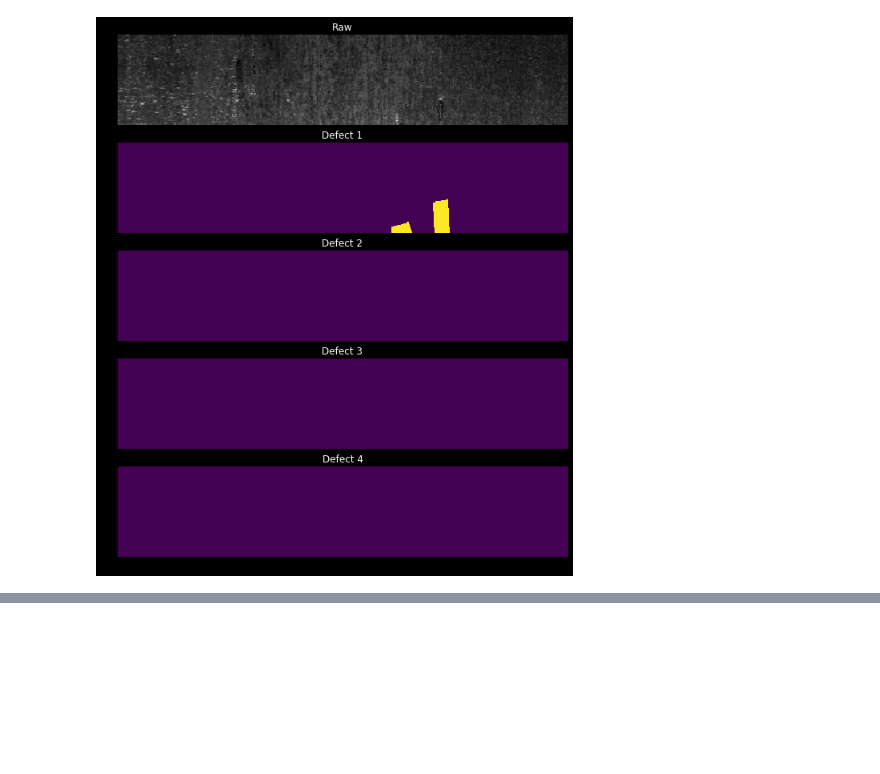
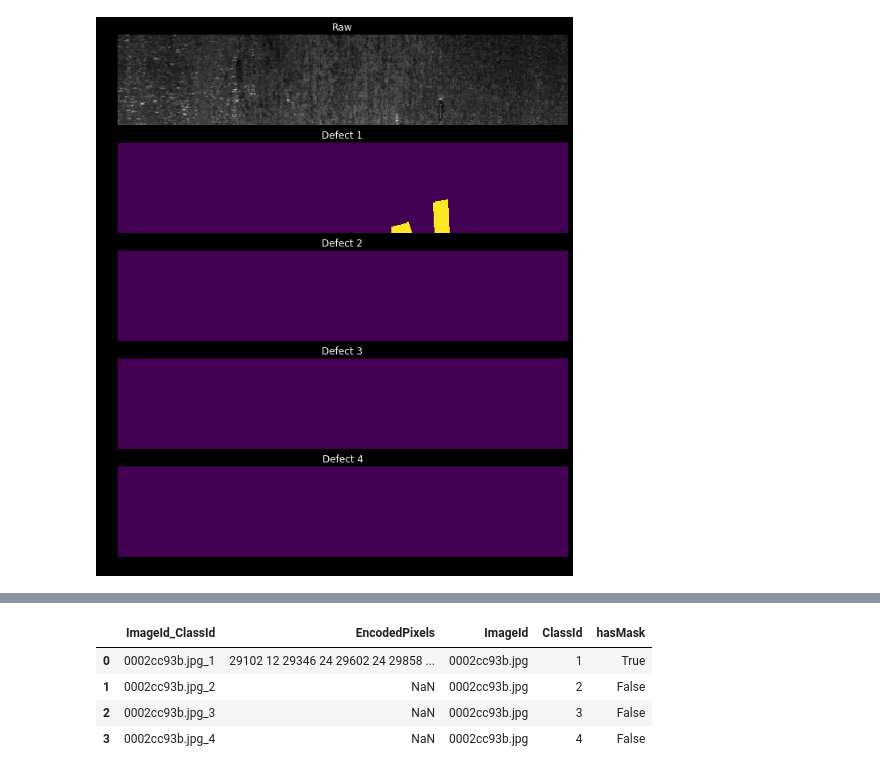
Before and after one commit to tfortimmy/frankthetank, a Jupyter notebook: Jesse_Image_Segmenter.ipynb, the cells around one changed output, grey strips where cells are left out. Saved outputs shown, nothing was run; the diff lists cells and outputs as text; code cells hidden in the pictures; blank space fills up the shorter version.

```diff
--- a/Jesse_Image_Segmenter.ipynb
+++ b/Jesse_Image_Segmenter.ipynb
@@ -149,3 +156,11 @@ def split_image(imageId, segment_width=224, segment_height=224, width_step=32, h
+# %%
+train_df[train_df.ImageId==train_df.ImageId.values[0]]
+# %% [output]
+|  | ImageId_ClassId | EncodedPixels | ImageId | ClassId | hasMask |
+| 0 | 0002cc93b.jpg_1 | 29102 12 29346 24 29602 24 29858 ... | 0002cc93b.jpg | 1 | True |
+| 1 | 0002cc93b.jpg_2 | NaN | 0002cc93b.jpg | 2 | False |
+| 2 | 0002cc93b.jpg_3 | NaN | 0002cc93b.jpg | 3 | False |
+| 3 | 0002cc93b.jpg_4 | NaN | 0002cc93b.jpg | 4 | False |
 # %%
 tmp = split_image(train_df.ImageId.values[0])
 # %%
```
Also changed, not shown: parts of 12 cells of this notebook, 2 other files.
